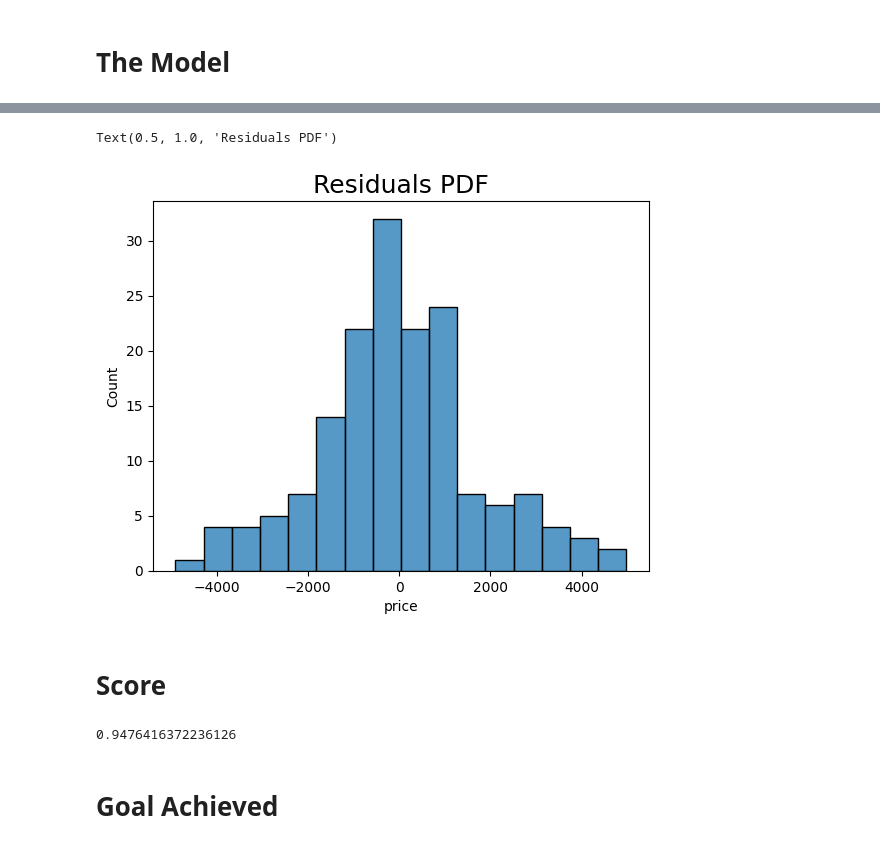
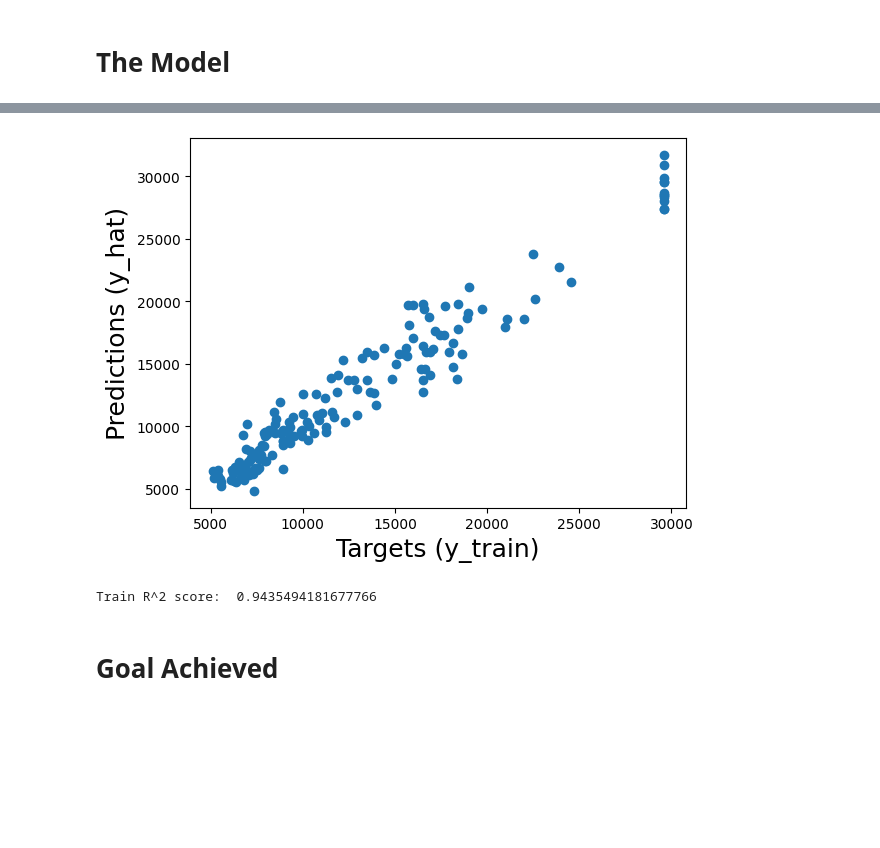
Before and after one commit to wheselmans/data_science_cases, a Jupyter notebook: cases/Linear_Price_dataset/LinReg_Mohamad.ipynb, the cells around one changed output, grey strips where cells are left out. Cells and saved outputs as stored; diff of their text form; code cells hidden in the pictures; blank space fills up the shorter version.

Commit message:
correcting lin model mistaks

```diff
--- a/cases/Linear_Price_dataset/LinReg_Mohamad.ipynb
+++ b/cases/Linear_Price_dataset/LinReg_Mohamad.ipynb
@@ -254,0 +237,9 @@ df = pd.concat([df, encoded_df], axis=1)
+# %%
+# Dropping highly correlated features and creating new ones
+
+df['avg_mpg'] = (df['citympg'] + df['highwaympg']) / 2
+df['power_to_weight'] = df['horsepower'] / df['curbweight']
+df['size_index'] = df['curbweight'] * df['enginesize']
+
+# Removing redundant features
+df.drop(columns=['citympg', 'highwaympg'], inplace=True)
@@ -282,14 +292,57 @@ plt.show()
-# %%
-sns.histplot(y_train - y_hat)
-plt.title('Residuals PDF', size=18)
-# %% [output]
-Text(0.5, 1.0, 'Residuals PDF')
-[figure, removed]
-# %% [markdown]
-# Score
-# %%
-reg.score(x_train, y_train)
-# %% [output]
-0.9476416372236126
+# %%
+import pandas as pd
+import matplotlib.pyplot as plt
+import seaborn as sns
+from sklearn.pipeline import Pipeline
+from sklearn.compose import ColumnTransformer
+from sklearn.preprocessing import StandardScaler, OneHotEncoder
+from sklearn.linear_model import LinearRegression
+from sklearn.model_selection import train_test_split
+
+# Define X (features) and y (target variable)
+y = df['price']
+X = df.drop(columns=['price'])
+
+# Select numerical and categorical columns
+numeric_features = X.select_dtypes(include=['int64', 'float64']).columns
+categorical_features = X.select_dtypes(include=['object']).columns
+
+# Define transformers for numerical and categorical features
+numeric_transformer = StandardScaler()
+categorical_transformer = OneHotEncoder(handle_unknown='ignore', sparse_output=False)
+
+# Apply transformations to the appropriate features
+preprocessor = ColumnTransformer(
+    transformers=[
+        ('num', numeric_transformer, numeric_features),
+        ('cat', categorical_transformer, categorical_features)
+    ])
+
+# Create the pipeline
+pipeline = Pipeline(steps=[
+    ('preprocessor', preprocessor),
+    ('regressor', LinearRegression())
+])
+
+# Split the data
+x_train, x_test, y_train, y_test = train_test_split(X, y, test_size=0.2, random_state=42)
+
+# Fit the pipeline to the training data
+pipeline.fit(x_train, y_train)
+
+# Make predictions
+y_hat = pipeline.predict(x_train)
+
+# Plotting
+plt.scatter(y_train, y_hat)
+plt.xlabel('Targets (y_train)', size=18)
+plt.ylabel('Predictions (y_hat)', size=18)
+plt.show()
+
+# Score the model
+print("Train R^2 score: ", pipeline.score(x_train, y_train))
+# %% [output]
+[figure, added]
+Train R^2 score:  0.9435494181677766
 # %% [markdown]
 # Goal Achieved
```
Also changed, not shown: parts of 21 cells of this notebook.
